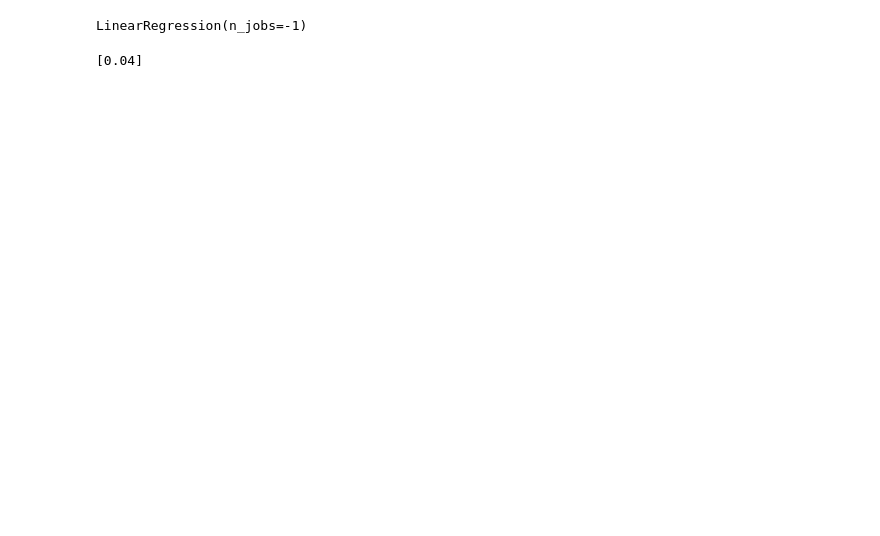
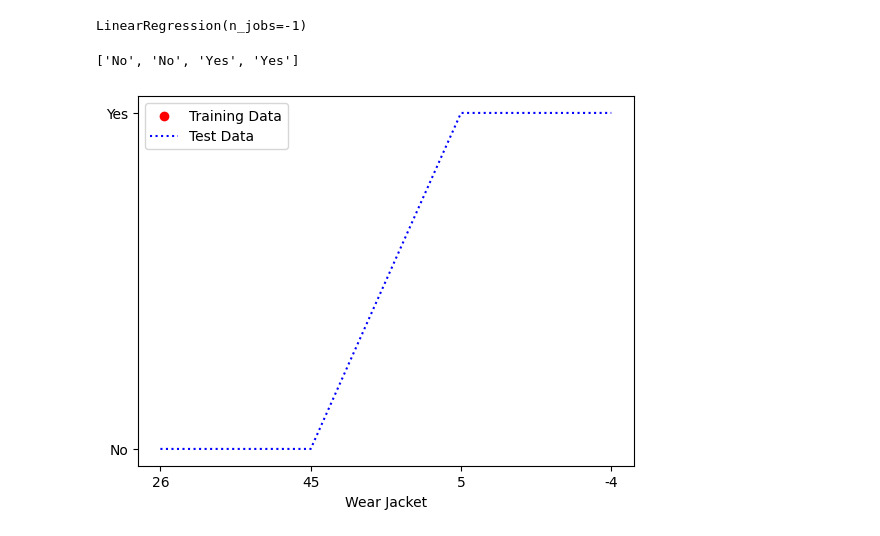
Before and after one commit to azhar22k/pyplay, a Jupyter notebook: 5.AI Model basics.ipynb, the cells around one changed output. Saved outputs shown, nothing was run; the diff lists cells and outputs as text; code cells hidden in the pictures; blank space fills up the shorter version.

Commit message:
feat: implemented jacket solution

```diff
--- a/5.AI Model basics.ipynb
+++ b/5.AI Model basics.ipynb
@@ -119,15 +109,36 @@ plt.show()
 # %%
+SAMPLE_TEMP = [[30], [25], [20], [15], [10]]
+SAMPLE_OUTPUTS = [False,False, False, True, True]
+
 jacket = LinearRegression(n_jobs=-1)
 jacket.fit(
-    X=[[30], [25], [20], [15], [10]],
-    y=[False,False, False, True, True])
+    X= SAMPLE_TEMP,
+    y= SAMPLE_OUTPUTS)
 # %% [output]
 LinearRegression(n_jobs=-1)
 # %%
-def wear_jacket(temperature):
-    prediction = jacket.predict(temperature)
-    print(prediction)
-    answer = "Yes" if int(pre)
-print(jacket.predict(X=[[26]]))
+def wear_jacket(temperatures):
+    prediction = jacket.predict(temperatures)
+    answers = list(map(lambda x: "Yes" if int(x) > 0 else "No", prediction))
+    return answers
+
+TEST_TEMPS = [[26], [45],[5], [-4]]
+TEST_OUTPUTS = wear_jacket(TEST_TEMPS)
+print(TEST_OUTPUTS)
 # %% [output]
-[0.04]
+['No', 'No', 'Yes', 'Yes']
+# %%
+plt.scatter(
+    list(map(lambda x: ":".join(str(value) for value in x), SAMPLE_TEMP)),
+    SAMPLE_OUTPUTS, color="red")
+
+plt.plot(
+    list(map(lambda x: ":".join(str(value) for value in x), TEST_TEMPS)),
+    TEST_OUTPUTS, color="blue", linestyle = 'dotted')
+
+plt.legend(["Training Data", "Test Data"])
+plt.xlabel("Input Temperatures")
+plt.xlabel("Wear Jacket")
+plt.show()
+# %% [output]
+[figure, added]
```
Also changed, not shown: parts of 7 cells of this notebook.
